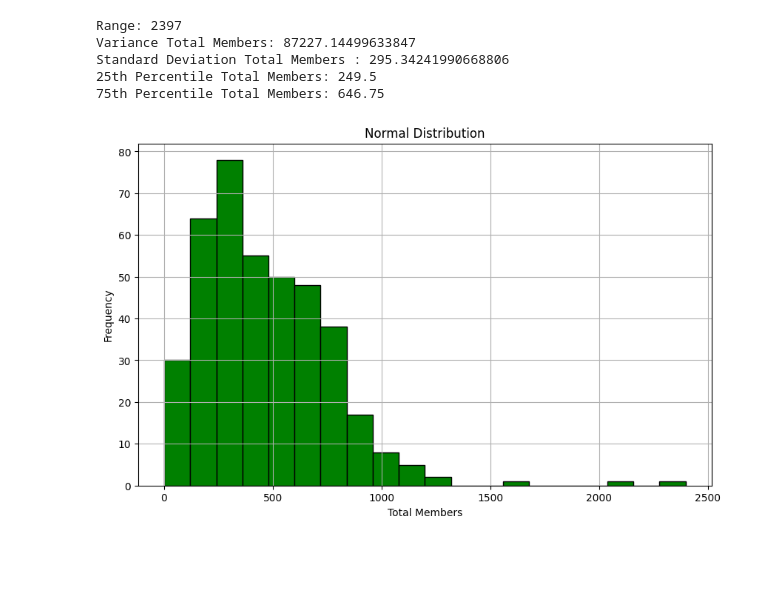
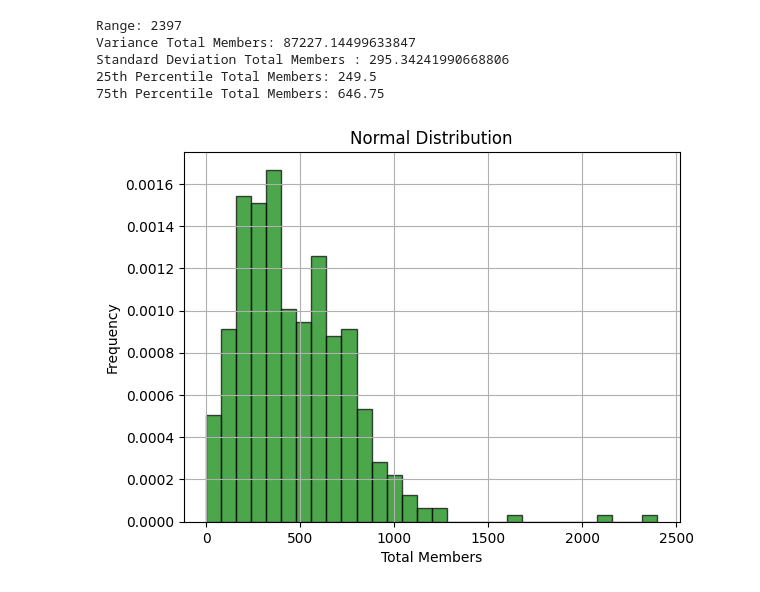
Before and after one commit to amnasyed1/datasci_3_eda, a Jupyter notebook: 507week3hw.ipynb, the cells around one changed output. Drawn from its saved outputs; the diff is of its cells as text; code cells hidden in the pictures; blank space fills up the shorter version.

```diff
--- a/507week3hw.ipynb
+++ b/507week3hw.ipynb
@@ -381,12 +380,11 @@ Standard Deviation Total Members : 295.34241990668806
 75th Percentile Total Members: 646.75
 # %%
 # Histogram
-plt.figure(figsize=(10, 6))  # Optional: Adjust the figure size
-plt.hist(df['Total_members'], bins=20, color='green', edgecolor='black')
+plt.hist(df['Total_members'], bins=30, density=True, alpha=0.7, color='green',edgecolor='black')
 plt.title('Normal Distribution')
 plt.xlabel('Total Members')
 plt.ylabel('Frequency')
 plt.grid(True)
 plt.show()
 # %% [output]
-[figure, old version]
+[figure, new version]
```
Also changed, not shown: parts of 10 cells of this notebook.
